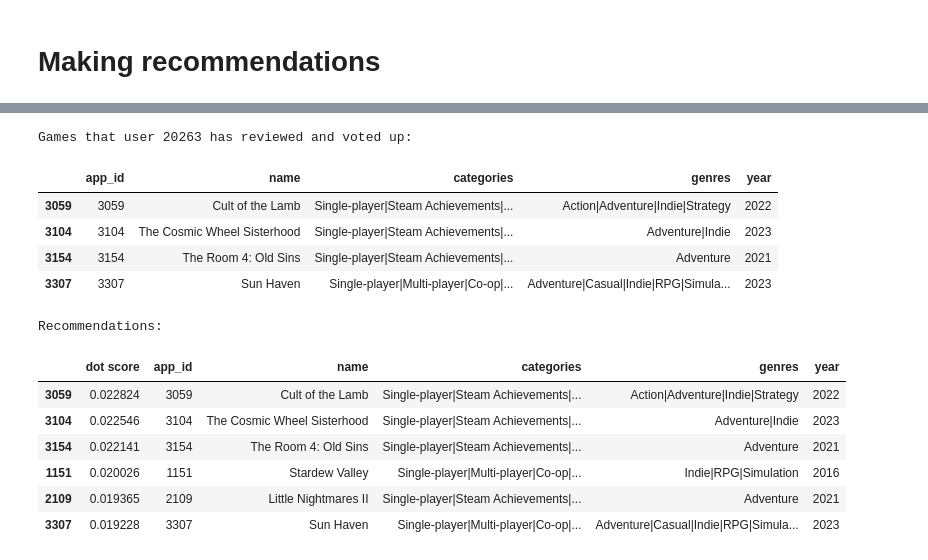
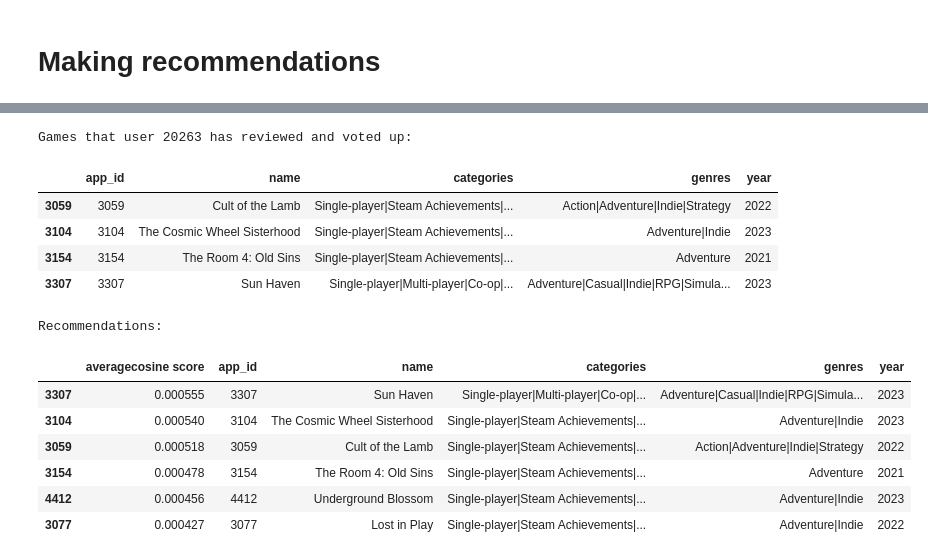
Before and after one commit to maqnitude/games-recommender, a Jupyter notebook: softmax_model.ipynb, the cells around one changed output, grey strips where cells are left out. Saved outputs shown, nothing was run; the diff lists cells and outputs as text; code cells hidden in the pictures.

```diff
--- a/softmax_model.ipynb
+++ b/softmax_model.ipynb
@@ -27,7 +26,7 @@ Mounted at /content/drive
 # %% [markdown]
 # Data Preparation
 # %%
-DATA_URL = '/content/drive/MyDrive/Colab Notebooks/recommendation-system/data'
+DATA_URL = '/content/drive/MyDrive/CS114 - Machine Learning/recommendation-system/data'
 # %%
 games_df = pd.read_csv(os.path.join(DATA_URL, 'games.csv'))
 user_game_df = pd.read_csv(os.path.join(DATA_URL, 'user_game_200k.csv'))
@@ -410,4 +406,4 @@ with tf.Graph().as_default():
 # %%
 softmax_model.train(
-    learning_rate=5., num_iterations=3000, optimizer=tf.train.AdagradOptimizer)
+    learning_rate=3., num_iterations=10000, optimizer=tf.train.AdagradOptimizer)
 # %% [output]
@@ -619,7 +651,7 @@ def recommend_based_on_vote(model, id, measure=DOT, exclude_rated=False, k=6):
 
   average_scores = final_scores / len(unique_app_ids)
 
-  score_key = measure + ' score'
+  score_key = 'average' + measure + ' score'
   df = pd.DataFrame({
       score_key: list(average_scores),
       'app_id': games_df['app_id'],
@@ -669,22 +701,22 @@ def recommend_based_on_playtime(model, id, measure=DOT, exclude_rated=False, k=6
   print("Recommendations:")
   display.display(df.sort_values([score_key], ascending=False).head(k))
 # %%
-recommend_based_on_vote(softmax_model, '20263')
+recommend_based_on_vote(softmax_model, '20263', COSINE)
 # %% [output]
 Games that user 20263 has reviewed and voted up:
 |  | app_id | name | categories | genres | year |
 | 3059 | 3059 | Cult of the Lamb | Single-player|Steam Achievements|... | Action|Adventure|Indie|Strategy | 2022 |
 | 3104 | 3104 | The Cosmic Wheel Sisterhood | Single-player|Steam Achievements|... | Adventure|Indie | 2023 |
 | 3154 | 3154 | The Room 4: Old Sins | Single-player|Steam Achievements|... | Adventure | 2021 |
 | 3307 | 3307 | Sun Haven | Single-player|Multi-player|Co-op|... | Adventure|Casual|Indie|RPG|Simula... | 2023 |
 Recommendations:
-|  | dot score | app_id | name | categories | genres | year |
-| 3059 | 0.022824 | 3059 | Cult of the Lamb | Single-player|Steam Achievements|... | Action|Adventure|Indie|Strategy | 2022 |
-| 3104 | 0.022546 | 3104 | The Cosmic Wheel Sisterhood | Single-player|Steam Achievements|... | Adventure|Indie | 2023 |
-| 3154 | 0.022141 | 3154 | The Room 4: Old Sins | Single-player|Steam Achievements|... | Adventure | 2021 |
-| 1151 | 0.020026 | 1151 | Stardew Valley | Single-player|Multi-player|Co-op|... | Indie|RPG|Simulation | 2016 |
-| 2109 | 0.019365 | 2109 | Little Nightmares II | Single-player|Steam Achievements|... | Adventure | 2021 |
-| 3307 | 0.019228 | 3307 | Sun Haven | Single-player|Multi-player|Co-op|... | Adventure|Casual|Indie|RPG|Simula... | 2023 |
+|  | averagecosine score | app_id | name | categories | genres | year |
+| 3307 | 0.000555 | 3307 | Sun Haven | Single-player|Multi-player|Co-op|... | Adventure|Casual|Indie|RPG|Simula... | 2023 |
+| 3104 | 0.000540 | 3104 | The Cosmic Wheel Sisterhood | Single-player|Steam Achievements|... | Adventure|Indie | 2023 |
+| 3059 | 0.000518 | 3059 | Cult of the Lamb | Single-player|Steam Achievements|... | Action|Adventure|Indie|Strategy | 2022 |
+| 3154 | 0.000478 | 3154 | The Room 4: Old Sins | Single-player|Steam Achievements|... | Adventure | 2021 |
+| 4412 | 0.000456 | 4412 | Underground Blossom | Single-player|Steam Achievements|... | Adventure|Indie | 2023 |
+| 3077 | 0.000427 | 3077 | Lost in Play | Single-player|Steam Achievements|... | Adventure|Indie | 2022 |
 # %%
 recommend_based_on_playtime(softmax_model, '20263')
 # %% [output]
```
Also changed, not shown: parts of 16 cells of this notebook.
